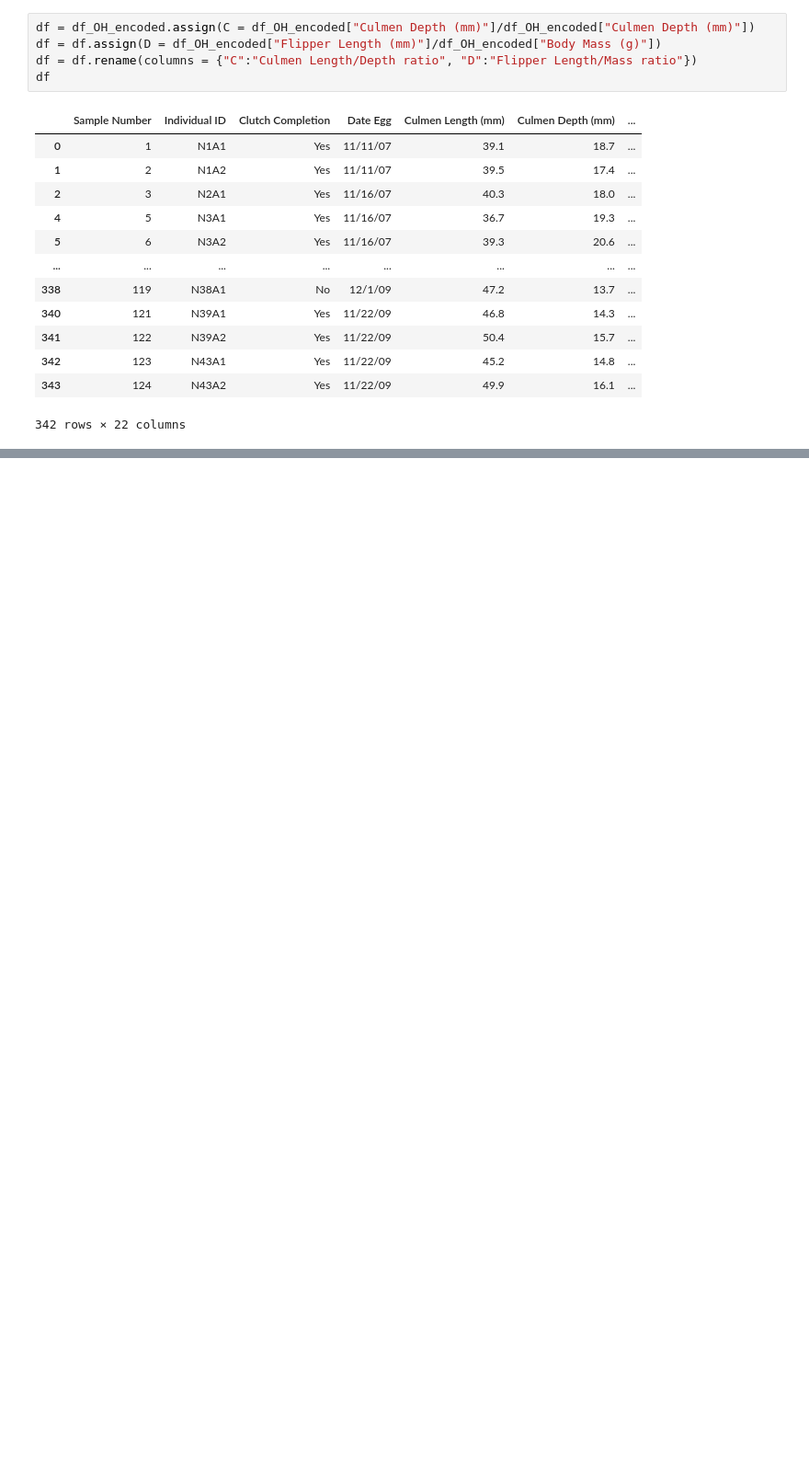
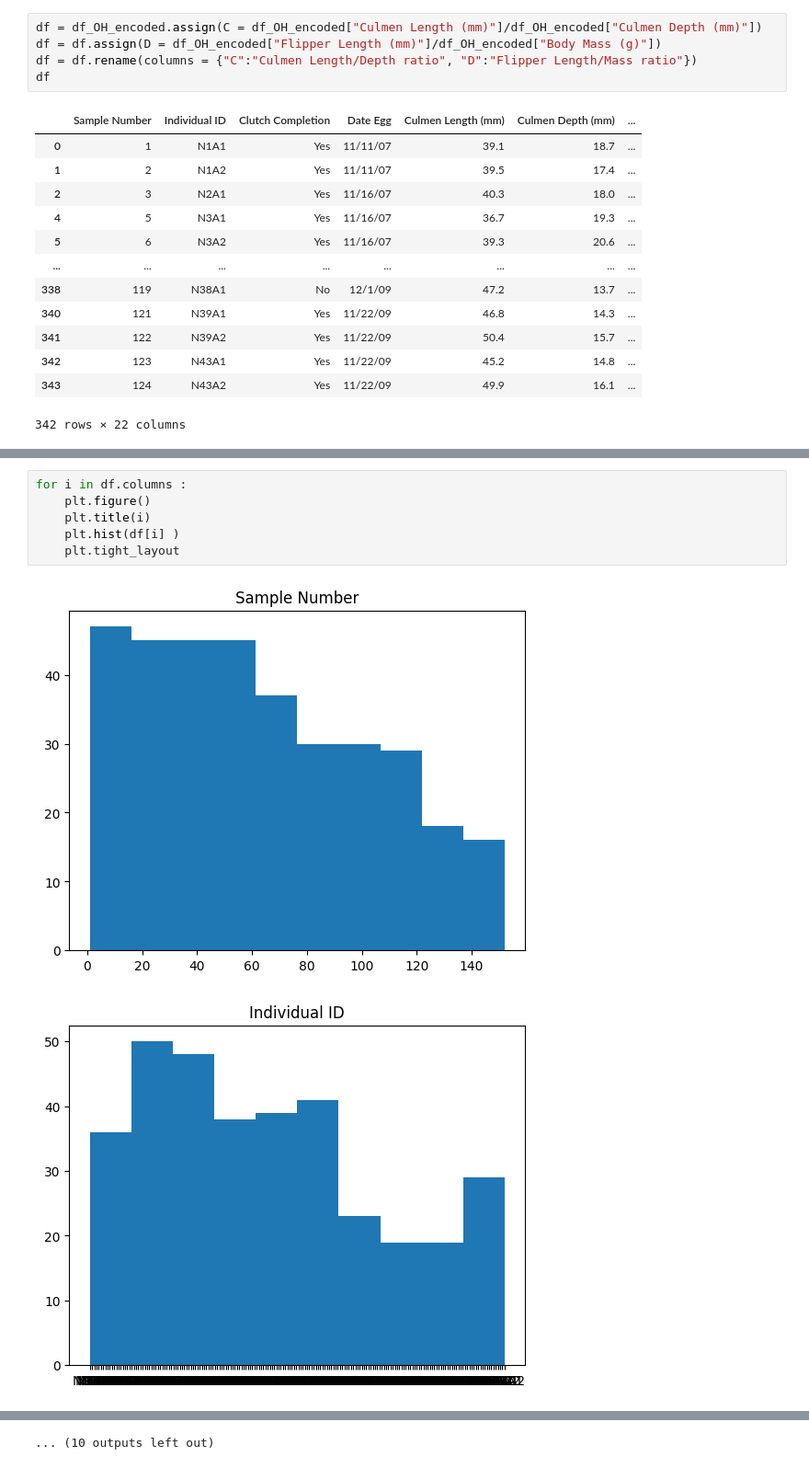
Before and after one commit to DEdVGarage/ml-course-hw, a Jupyter notebook: hw02_EDA/EDA_HW_ML.ipynb, the cells around one changed output, grey strips where cells are left out. Shown at 92% size. Cells and saved outputs as stored; diff of their text form; blank space fills up the shorter version.

```diff
--- a/hw02_EDA/EDA_HW_ML.ipynb
+++ b/hw02_EDA/EDA_HW_ML.ipynb
@@ -322,7 +323,7 @@ df_OH_encoded
 # %% [markdown]
 создадим теперь новые фичи, первая например Culmen Length/Depth ratio , а также соотношение длинны длины плавников к массе
 # %%
-df = df_OH_encoded.assign(C = df_OH_encoded["Culmen Depth (mm)"]/df_OH_encoded["Culmen Depth (mm)"])
+df = df_OH_encoded.assign(C = df_OH_encoded["Culmen Length (mm)"]/df_OH_encoded["Culmen Depth (mm)"])
 df = df.assign(D = df_OH_encoded["Flipper Length (mm)"]/df_OH_encoded["Body Mass (g)"])
 df = df.rename(columns = {"C":"Culmen Length/Depth ratio", "D":"Flipper Length/Mass ratio"})
 df
@@ -342,0 +346,9 @@ df
+# %%
+for i in df.columns :
+    plt.figure()
+    plt.title(i)
+    plt.hist(df[i] )
+    plt.tight_layout
+# %% [output]
+[figure, added]
+[figure, added]
@@ -342,0 +365 @@ df
+... (10 outputs left out)
```
Also changed, not shown: parts of 13 cells of this notebook.
